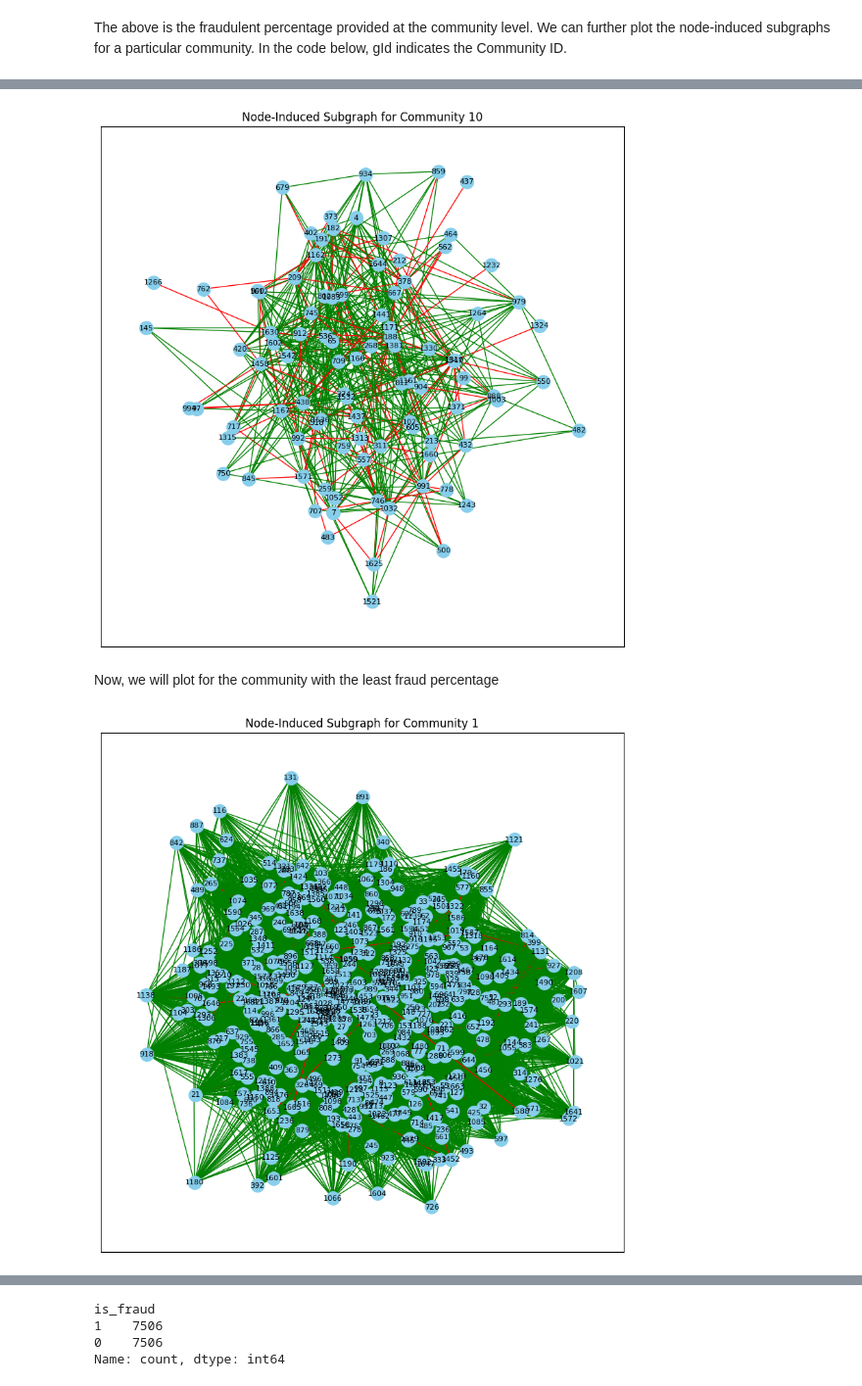
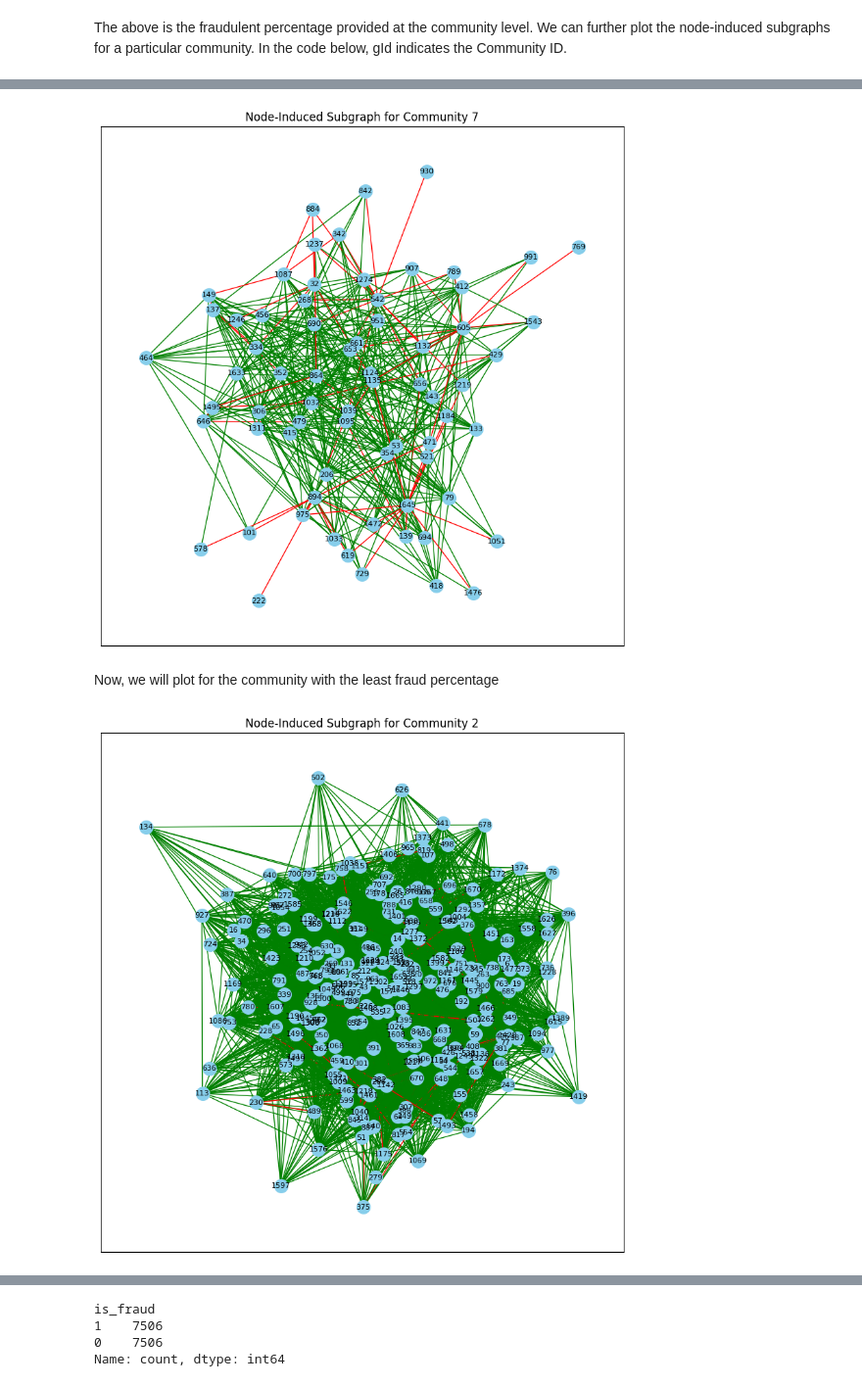
Before and after one commit to saxyrinchen/bt4012_project, a Jupyter notebook: graph_feature_engineering.ipynb, the cells around one changed output, grey strips where cells are left out. Shown at 98% size. Cells and saved outputs as stored; diff of their text form; code cells hidden in the pictures.

```diff
--- a/graph_feature_engineering.ipynb
+++ b/graph_feature_engineering.ipynb
@@ -391,12 +330,12 @@ plot_community_subgraph(G_bu, community_id=8)
 # %%
-# Usage: Plot the subgraph for Community 10
-plot_community_subgraph(G_bu, community_id=10)
+# Usage: Plot the subgraph for Community 7
+plot_community_subgraph(G_bu, community_id=7)
 # %% [output]
-[figure, old version]
+[figure, new version]
 # %% [markdown]
 Now, we will plot for the community with the least fraud percentage
 # %%
-# Usage: Plot the subgraph for Community 1
-plot_community_subgraph(G_bu, community_id=1)
+# Usage: Plot the subgraph for Community 2
+plot_community_subgraph(G_bu, community_id=2)
 # %% [output]
-[figure, old version]
+[figure, new version]
```
Also changed, not shown: parts of 22 cells of this notebook.
